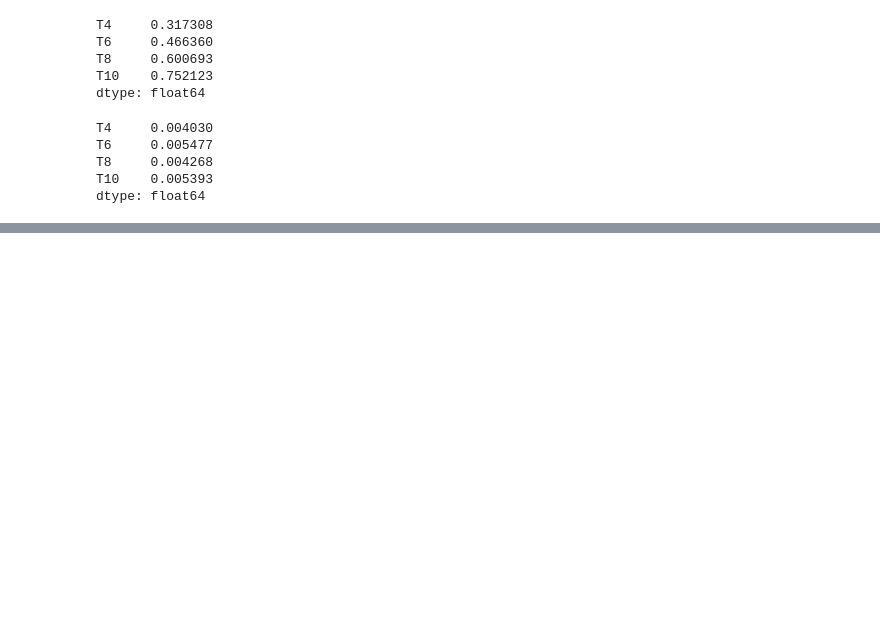
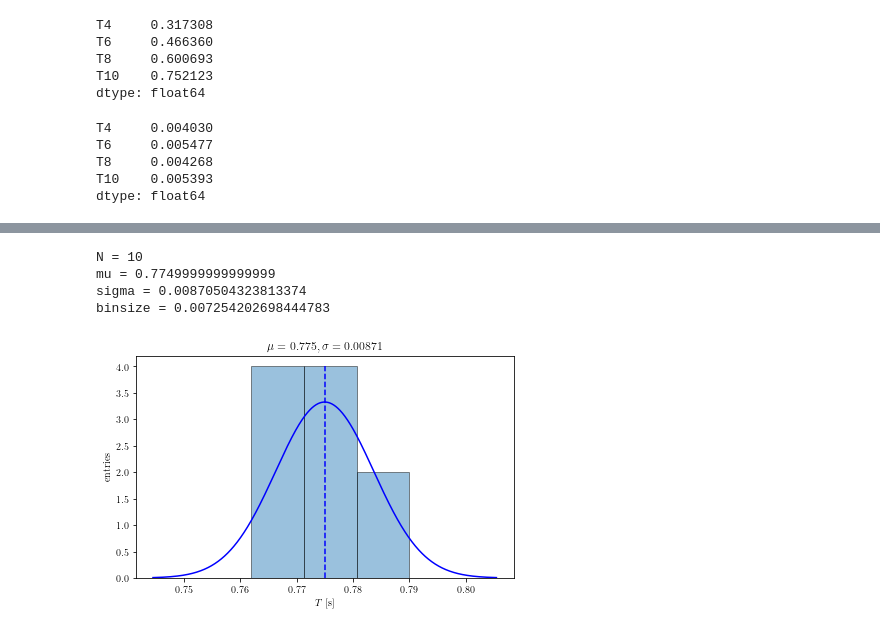
Before and after one commit to giuuliorusso/labcalc, a Jupyter notebook: LabMecc/PPI1-Molla/PPI1-Molla.ipynb, the cells around one changed output, grey strips where cells are left out. Cells and saved outputs as stored; diff of their text form; code cells hidden in the pictures; blank space fills up the shorter version.

```diff
--- a/LabMecc/PPI1-Molla/PPI1-Molla.ipynb
+++ b/LabMecc/PPI1-Molla/PPI1-Molla.ipynb
@@ -167,0 +199,14 @@ dtype: float64
+# %%
+plot_histogram(
+    data=T["T8"],
+    xlabel="$T$ [s]",
+    bindiv=1.2
+)
+
+plt.savefig("Images/Histo_T8.pdf")
+# %% [output]
+N = 10
+mu = 0.7749999999999999
+sigma = 0.00870504323813374
+binsize = 0.007254202698444783
+[figure, added]
```
Also changed, not shown: parts of 5 cells of this notebook, 6 other files.
